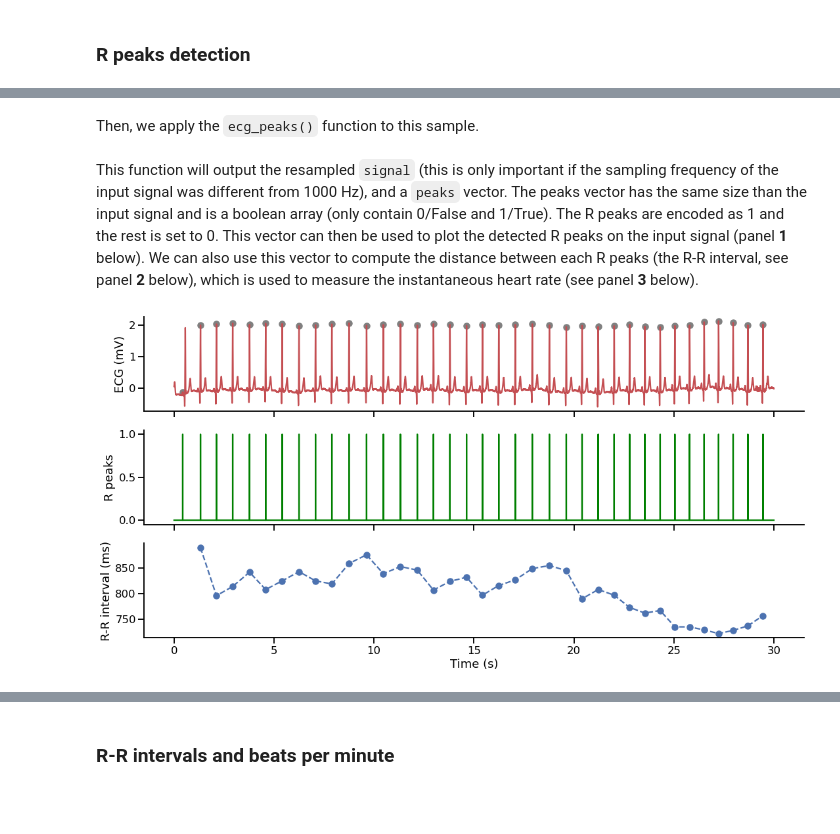
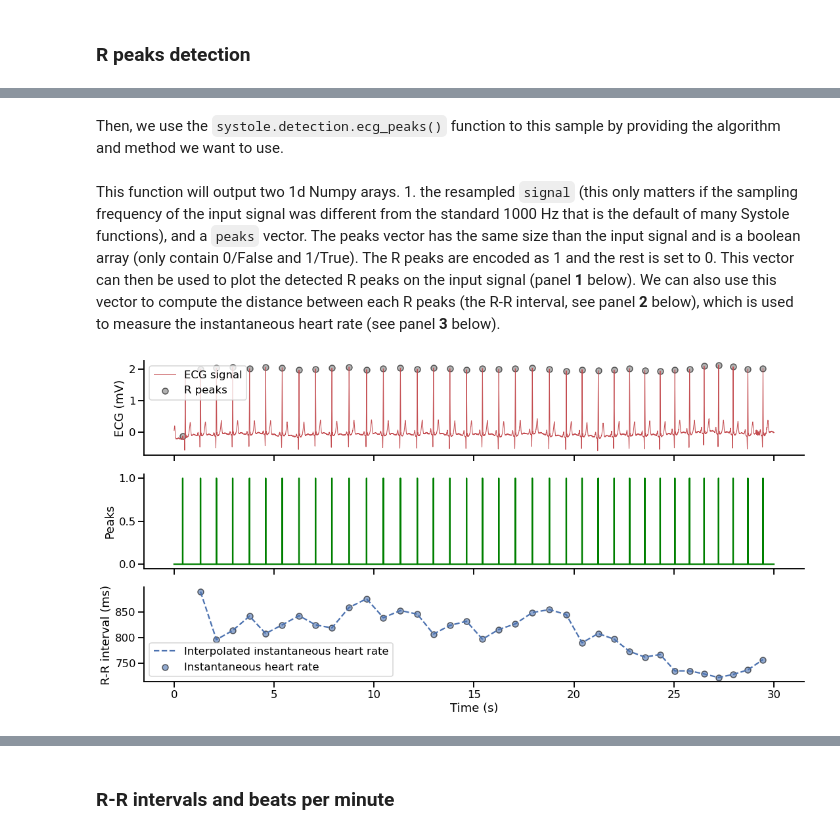
Before and after one commit to embodied-computation-group/systole, a Jupyter notebook: source/notebooks/1-PhysiologicalSignals.ipynb, the cells around one changed output, grey strips where cells are left out. Drawn from its saved outputs; the diff is of its cells as text; code cells hidden in the pictures; blank space fills up the shorter version.

```diff
--- a/source/notebooks/1-PhysiologicalSignals.ipynb
+++ b/source/notebooks/1-PhysiologicalSignals.ipynb
@@ -40,3 +40,3 @@ First, let's load a dataset containing ECG and respiratory recording from a heal
 # %%
-ecg_df = import_dataset1(modalities=['ECG', 'Respiration', 'Stim'])
+ecg_df = import_dataset1(modalities=['ECG'])
 # %% [markdown]
@@ -68,25 +68,34 @@ signal = ecg_df[ecg_df.time.between(500, 530)].ecg.to_numpy()  # Select the firs
 # %% [markdown]
-Then, we apply the `ecg_peaks()` function to this sample.
+Then, we use the `systole.detection.ecg_peaks()` function to this sample by providing the algorithm and method we want to use.
 # %%
 signal, peaks = ecg_peaks(signal, method='pan-tompkins', sfreq=1000)
 # %% [markdown]
-This function will output the resampled `signal` (this is only important if the sampling frequency of the input signal was different from 1000 Hz), and a `peaks` vector. The peaks vector has the same size than the input signal and is a boolean array (only contain 0/False and 1/True). The R peaks are encoded as 1 and the rest is set to 0. This vector can then be used to plot the detected R peaks on the input signal (panel **1** below). We can also use this vector to compute the distance between each R peaks (the R-R interval, see panel **2** below), which is used to measure the instantaneous heart rate (see panel **3** below).
+This function will output two 1d Numpy arays. 1. the resampled `signal` (this only matters if the sampling frequency of the input signal was different from the standard 1000 Hz that is the default of many Systole functions), and a `peaks` vector. The peaks vector has the same size than the input signal and is a boolean array (only contain 0/False and 1/True). The R peaks are encoded as 1 and the rest is set to 0. This vector can then be used to plot the detected R peaks on the input signal (panel **1** below). We can also use this vector to compute the distance between each R peaks (the R-R interval, see panel **2** below), which is used to measure the instantaneous heart rate (see panel **3** below).
 # %%
-time = np.arange(0, len(signal))/1000
+time = np.arange(0, len(signal))/1000  # Create a time vector (seconds)
 
 fig, axs = plt.subplots(3, 1, figsize=(18, 9), sharex=True)
 
-axs[0].plot(time, signal, color='#c44e52')
-axs[0].scatter(time[peaks], signal[peaks], color='gray')
+# Raw ECG signal and R peaks
+# --------------------------
+axs[0].plot(time, signal, color='#c44e52', linewidth=1, label='ECG signal')
+axs[0].scatter(time[peaks], signal[peaks], color='gray', edgecolor="k", alpha=.6, label="R peaks")
 axs[0].set_ylabel('ECG (mV)')
+axs[0].legend()
 
+# The boolean peaks vector
+# ------------------------
 axs[1].plot(time, peaks, color='g')
-axs[1].set_ylabel('R peaks')
+axs[1].set_ylabel('Peaks')
 
-axs[2].plot(time[peaks][1:], np.diff(np.where(peaks)[0]), color='#4c72b0', linestyle='--')
-axs[2].scatter(time[peaks][1:], np.diff(np.where(peaks)[0]), color='#4c72b0')
+# The instantaneous heart rate activity
+# -------------------------------------
+axs[2].plot(time[peaks][1:], np.diff(np.where(peaks)[0]), color='#4c72b0', linestyle='--', label="Interpolated instantaneous heart rate")
+axs[2].scatter(time[peaks][1:], np.diff(np.where(peaks)[0]), color='#4c72b0', edgecolor="k", alpha=.6, label="Instantaneous heart rate")
 axs[2].set_xlabel('Time (s)')
 axs[2].set_ylabel('R-R interval (ms)')
+axs[2].legend()
+
 sns.despine()
 # %% [output]
-[figure, old version]
+[figure, new version]
```
Also changed, not shown: parts of 35 cells of this notebook, 5 other files.
